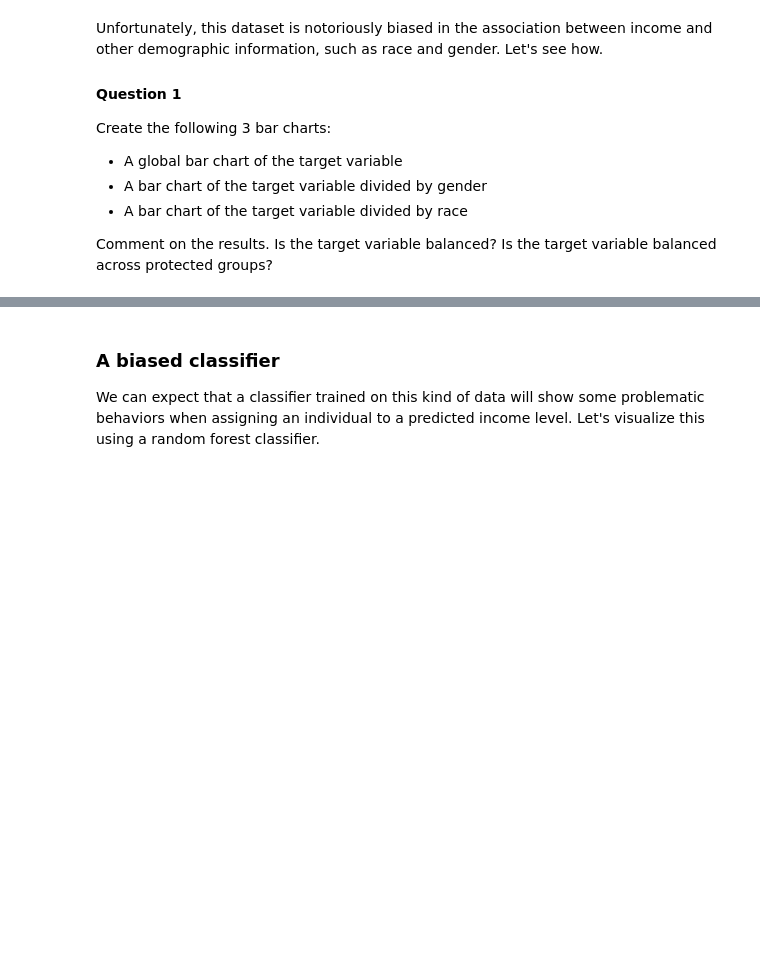
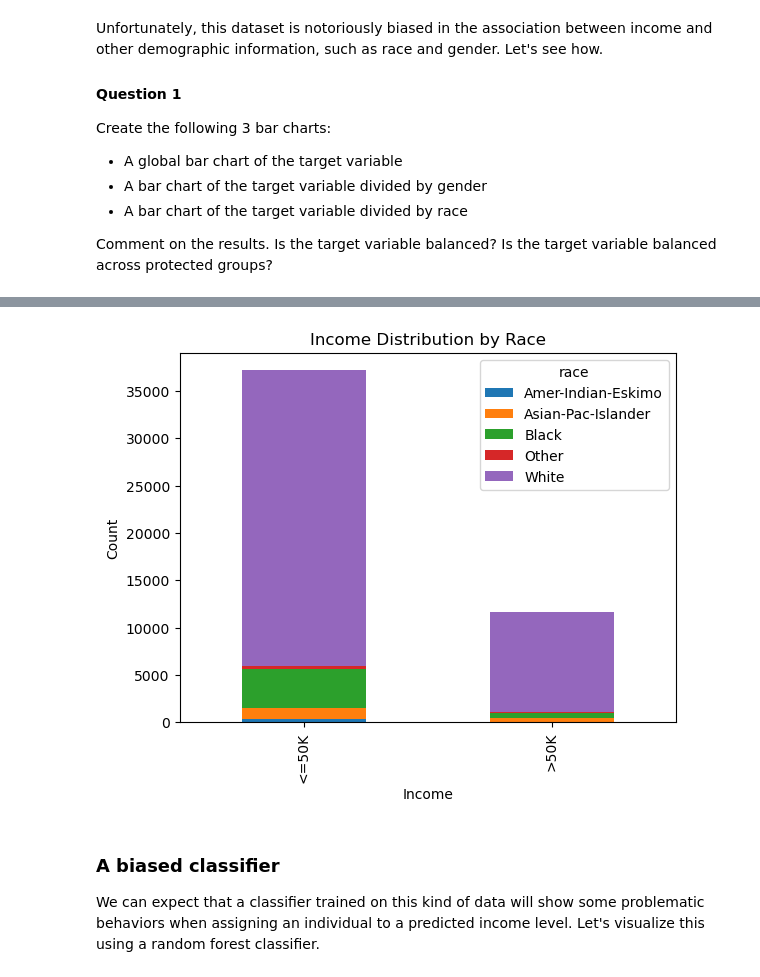
Before and after one commit to wsl0917/DSCI430_module2_assignment, a Jupyter notebook: Module 4 Assignment-1.ipynb, the cells around one changed output, grey strips where cells are left out. Cells and saved outputs as stored; diff of their text form; code cells hidden in the pictures; blank space fills up the shorter version.

```diff
--- a/Module 4 Assignment-1.ipynb
+++ b/Module 4 Assignment-1.ipynb
@@ -72,3 +106,11 @@ Comment on the results. Is the target variable balanced? Is the target variable
+# %%
+df.groupby(['income', 'race']).size().unstack().plot(kind='bar', stacked=True)
+plt.title('Income Distribution by Race')
+plt.xlabel('Income')
+plt.ylabel('Count')
+plt.show()
+# %% [output]
+[figure, added]
 # %% [markdown]
 ### A biased classifier
 
```
Also changed, not shown: parts of 11 cells of this notebook.
